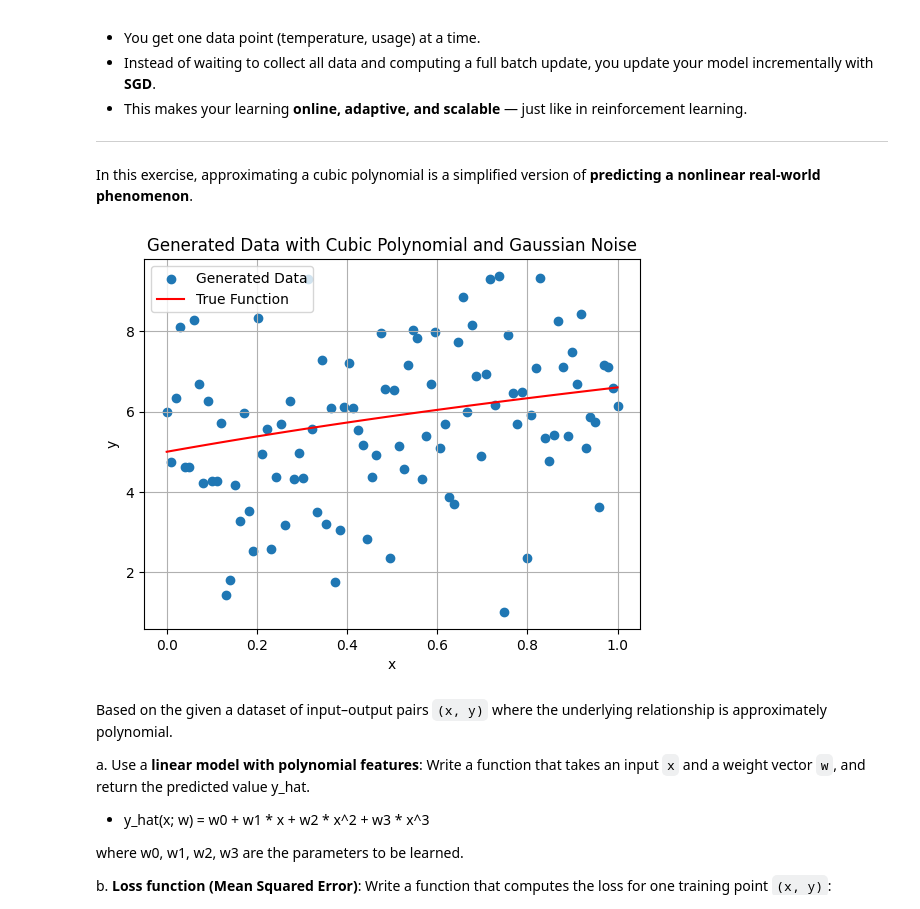
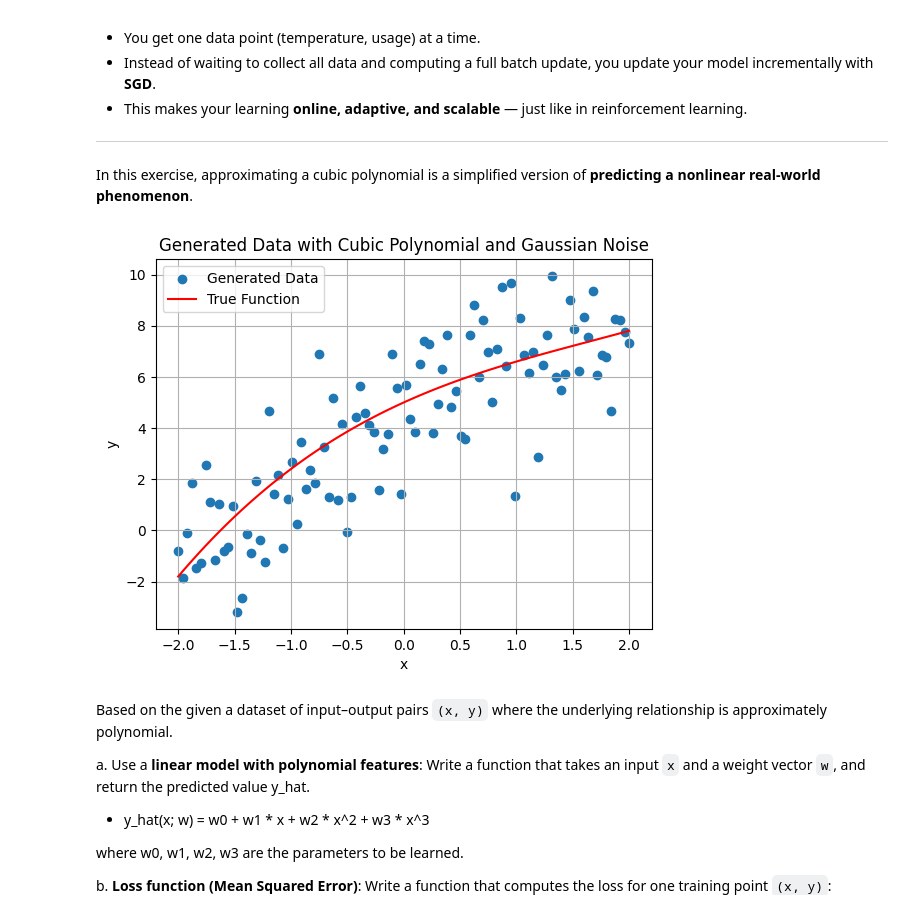
Before and after one commit to Cristian-Cortez/CSE337-labs, a Jupyter notebook: lab5_approximation.ipynb, the cells around one changed output. Saved outputs shown, nothing was run; the diff lists cells and outputs as text; code cells hidden in the pictures.

```diff
--- a/lab5_approximation.ipynb
+++ b/lab5_approximation.ipynb
@@ -23,30 +23,30 @@ In this exercise, approximating a cubic polynomial is a simplified version of **
 # %%
 import numpy as np
 import matplotlib.pyplot as plt
 
 # Generate synthetic data based on a cubic polynomial with Gaussian noise
 np.random.seed(42)  # for reproducibility
 n_samples = 100
-x = np.linspace(0, 1, n_samples)
+x = np.linspace(-2, 2, n_samples)
 # Define the true cubic polynomial function
 def true_function(x):
   return 0.1 * x**3 - 0.5 * x**2 + 2 * x + 5
 
 y_true = true_function(x)
 noise = np.random.normal(0, 2, n_samples)  # Gaussian noise with mean 0 and std dev 2
 y = y_true + noise
 
 # Optional: Plot the generated data
 plt.scatter(x, y, label='Generated Data')
 plt.plot(x, y_true, color='red', label='True Function')
 plt.xlabel('x')
 plt.ylabel('y')
 plt.title('Generated Data with Cubic Polynomial and Gaussian Noise')
 plt.legend()
 plt.grid(True)
 plt.show()
 # %% [output]
-[figure, old version]
+[figure, new version]
 # %% [markdown]
 Based on the given a dataset of input–output pairs `(x, y)` where the underlying relationship is approximately polynomial.
 
```
Also changed, not shown: parts of 2 cells of this notebook.
